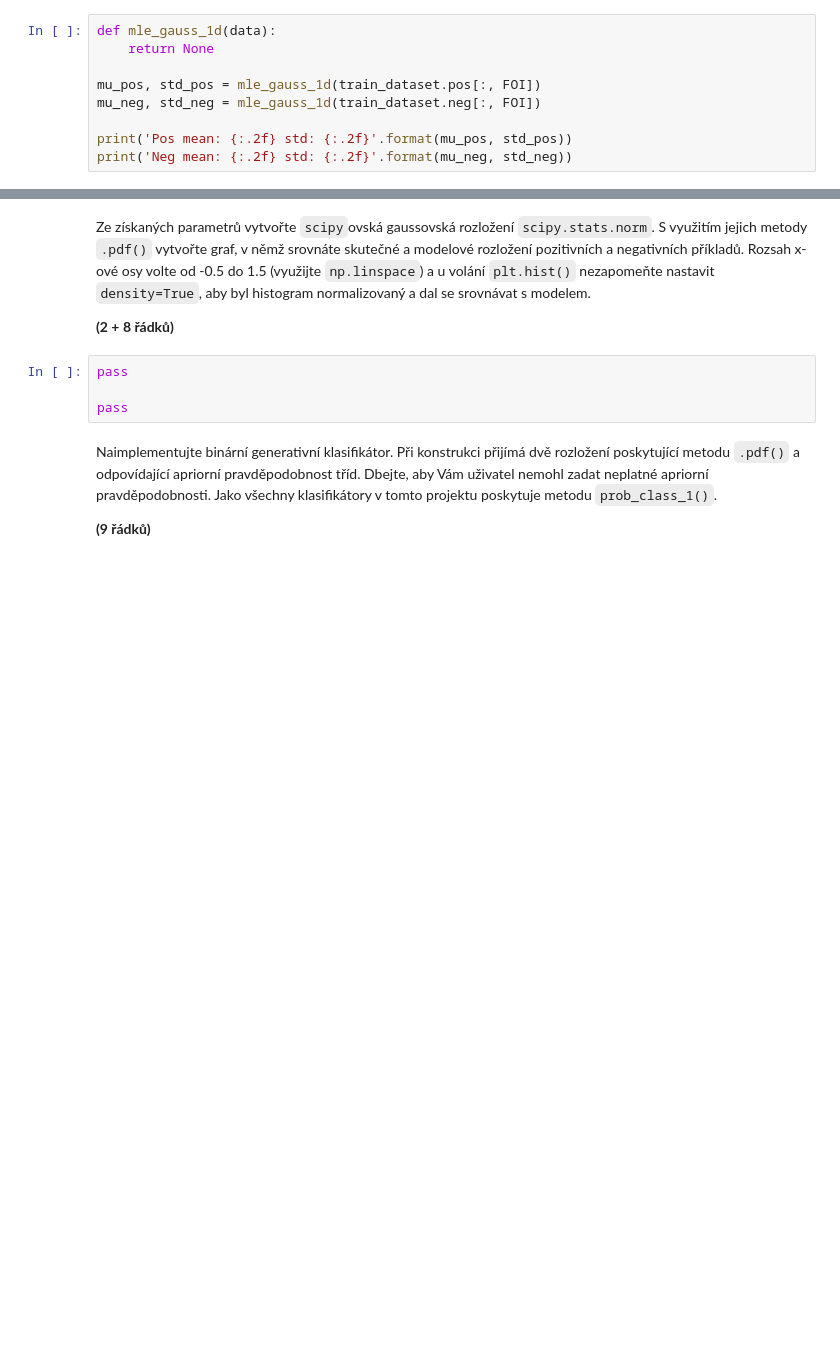
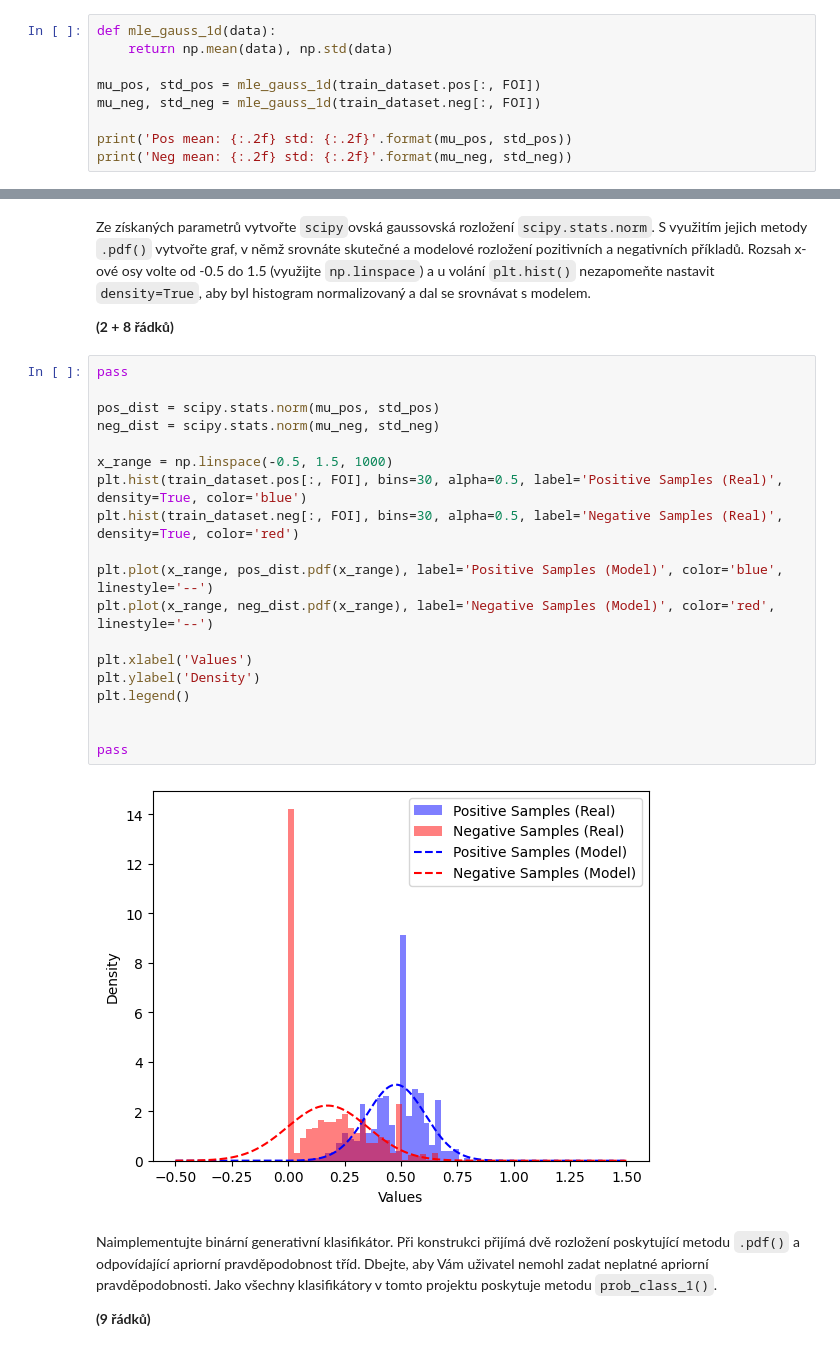
Before and after one commit to xplick04/SUI, a Jupyter notebook: proj2/zadani.ipynb, the cells around one changed output, grey strips where cells are left out. Saved outputs shown, nothing was run; the diff lists cells and outputs as text; blank space fills up the shorter version.

```diff
--- a/proj2/zadani.ipynb
+++ b/proj2/zadani.ipynb
@@ -99,7 +126,7 @@ Získané parametry -- tzn. střední hodnoty a směrodatné odchylky -- vypíš
 **(1 řádek)**
 # %%
 def mle_gauss_1d(data):
-    return None
+    return np.mean(data), np.std(data)
 
 mu_pos, std_pos = mle_gauss_1d(train_dataset.pos[:, FOI])
 mu_neg, std_neg = mle_gauss_1d(train_dataset.neg[:, FOI])
@@ -112,10 +142,27 @@ S využitím jejich metody `.pdf()` vytvořte graf, v němž srovnáte skutečn
 Rozsah x-ové osy volte od -0.5 do 1.5 (využijte `np.linspace`) a u volání `plt.hist()` nezapomeňte nastavit `density=True`, aby byl histogram normalizovaný a dal se srovnávat s modelem.
 
 **(2 + 8 řádků)**
-# %%
-pass
-
-pass
+# %%
+pass
+
+pos_dist = scipy.stats.norm(mu_pos, std_pos)
+neg_dist = scipy.stats.norm(mu_neg, std_neg)
+
+x_range = np.linspace(-0.5, 1.5, 1000)
+plt.hist(train_dataset.pos[:, FOI], bins=30, alpha=0.5, label='Positive Samples (Real)', density=True, color='blue')
+plt.hist(train_dataset.neg[:, FOI], bins=30, alpha=0.5, label='Negative Samples (Real)', density=True, color='red')
+
+plt.plot(x_range, pos_dist.pdf(x_range), label='Positive Samples (Model)', color='blue', linestyle='--')
+plt.plot(x_range, neg_dist.pdf(x_range), label='Negative Samples (Model)', color='red', linestyle='--')
+
+plt.xlabel('Values')
+plt.ylabel('Density')
+plt.legend()
+
+
+pass
+# %% [output]
+[figure, added]
 # %% [markdown]
 Naimplementujte binární generativní klasifikátor.
 Při konstrukci přijímá dvě rozložení poskytující metodu `.pdf()` a odpovídající apriorní pravděpodobnost tříd.
```
Also changed, not shown: parts of 7 cells of this notebook.
